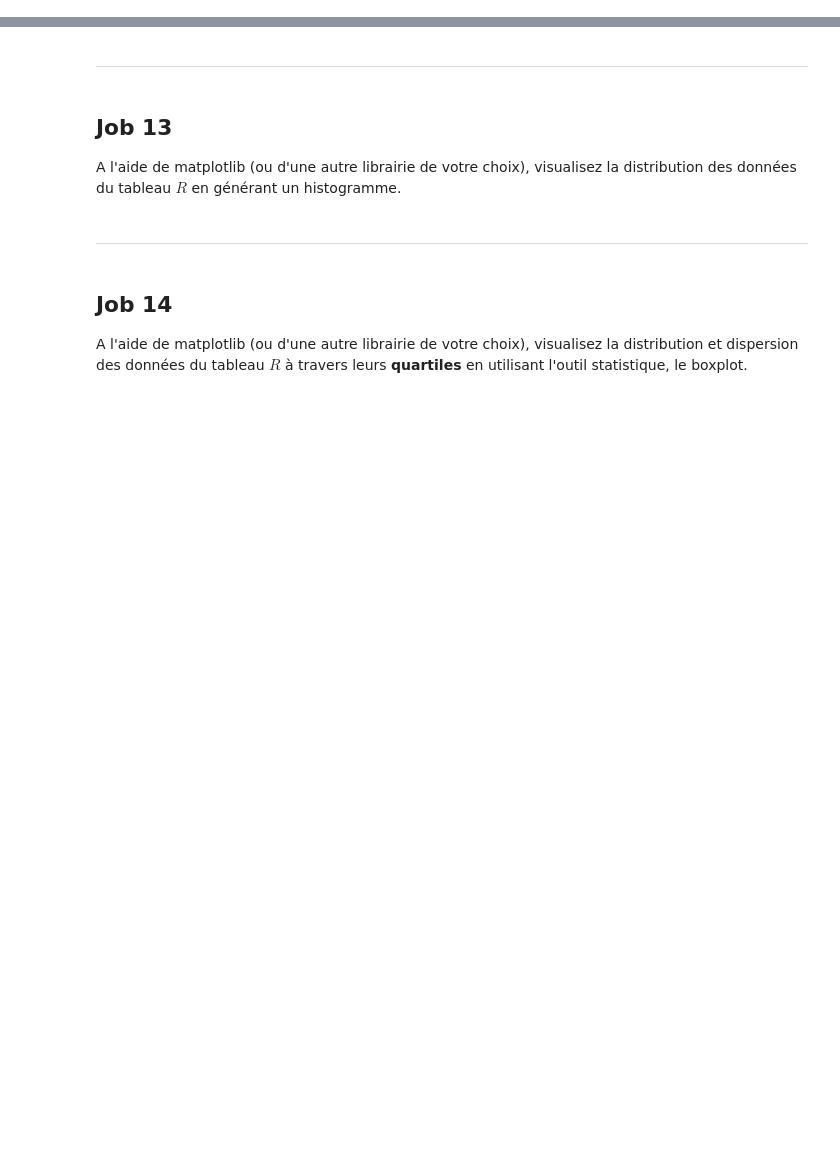
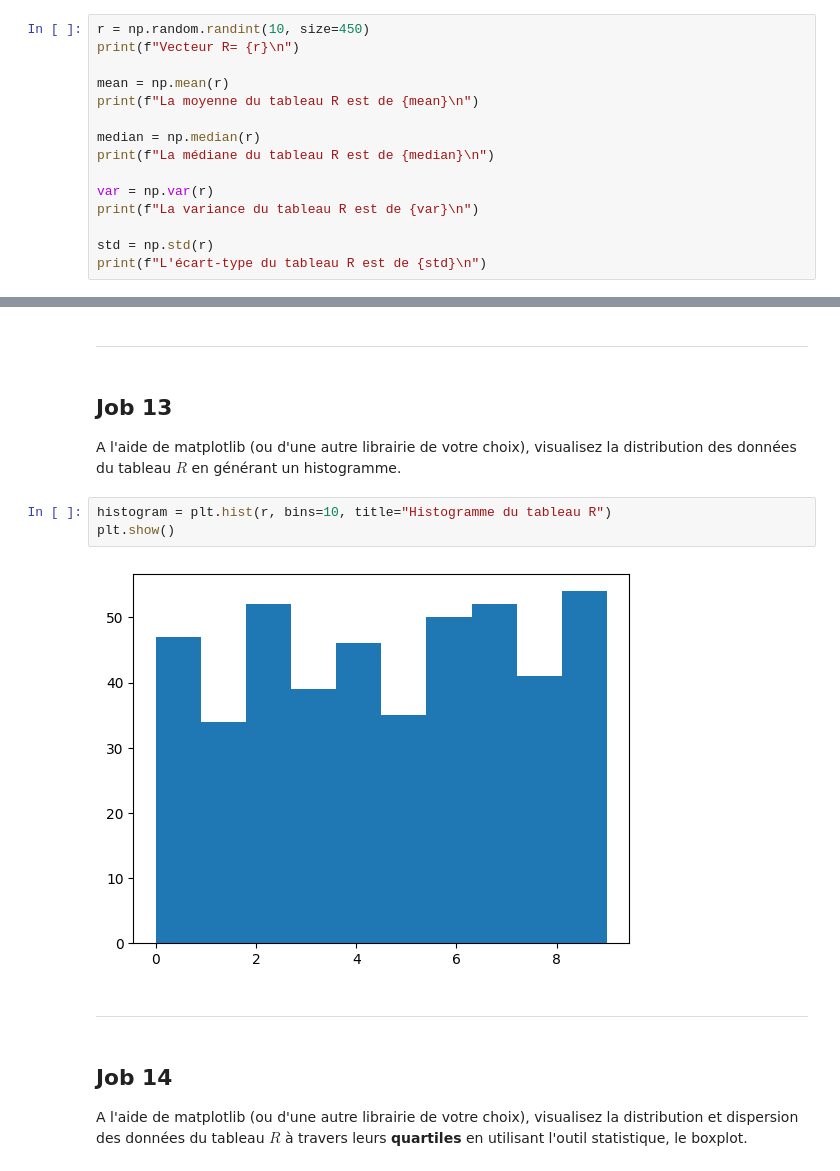
Before and after one commit to matthieu-geley/philomathia, a Jupyter notebook: philomathia.ipynb, the cells around one changed output, grey strips where cells are left out. Cells and saved outputs as stored; diff of their text form; blank space fills up the shorter version.

```diff
--- a/philomathia.ipynb
+++ b/philomathia.ipynb
@@ -505,3 +549,18 @@ A l'aide de `numpy` et de ses différentes fonctions :
 * Calculez la valeur médiane
 * Calculez la variance
 * Calculez l'écart-type
+# %%
+r = np.random.randint(10, size=450)
+print(f"Vecteur R= {r}\n")
+
+mean = np.mean(r)
+print(f"La moyenne du tableau R est de {mean}\n")
+
+median = np.median(r)
+print(f"La médiane du tableau R est de {median}\n")
+
+var = np.var(r)
+print(f"La variance du tableau R est de {var}\n")
+
+std = np.std(r)
+print(f"L'écart-type du tableau R est de {std}\n")
@@ -510,6 +587,11 @@ A l'aide de `numpy` et de ses différentes fonctions :
 # %% [markdown]
 ## **Job 13**
 A l'aide de matplotlib (ou d'une autre librairie de votre choix), visualisez la distribution des données du tableau $R$ en générant un histogramme.
+# %%
+histogram = plt.hist(r, bins=10, title="Histogramme du tableau R")
+plt.show()
+# %% [output]
+[figure, added]
 # %% [markdown]
 ---------------------------------------------------------
 # %% [markdown]
```
Also changed, not shown: parts of 4 cells of this notebook.
